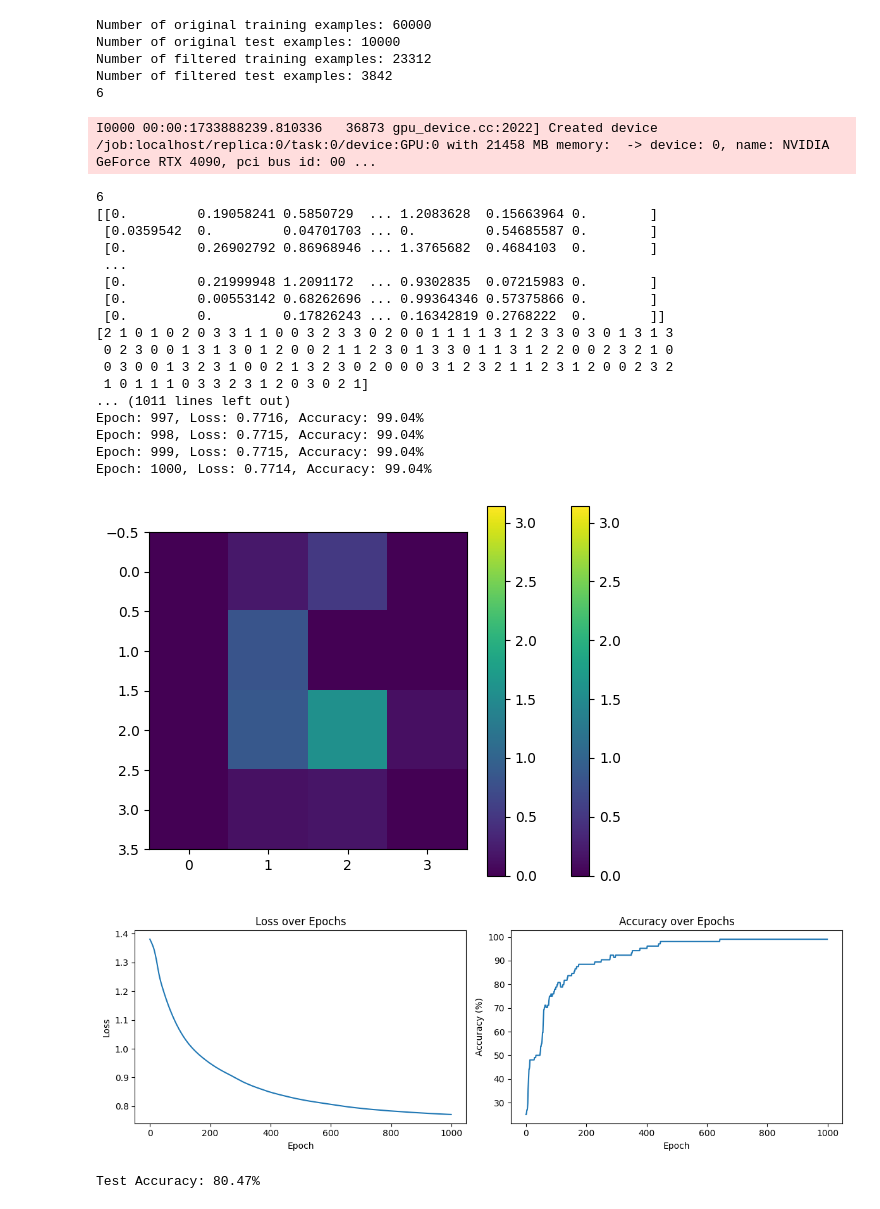
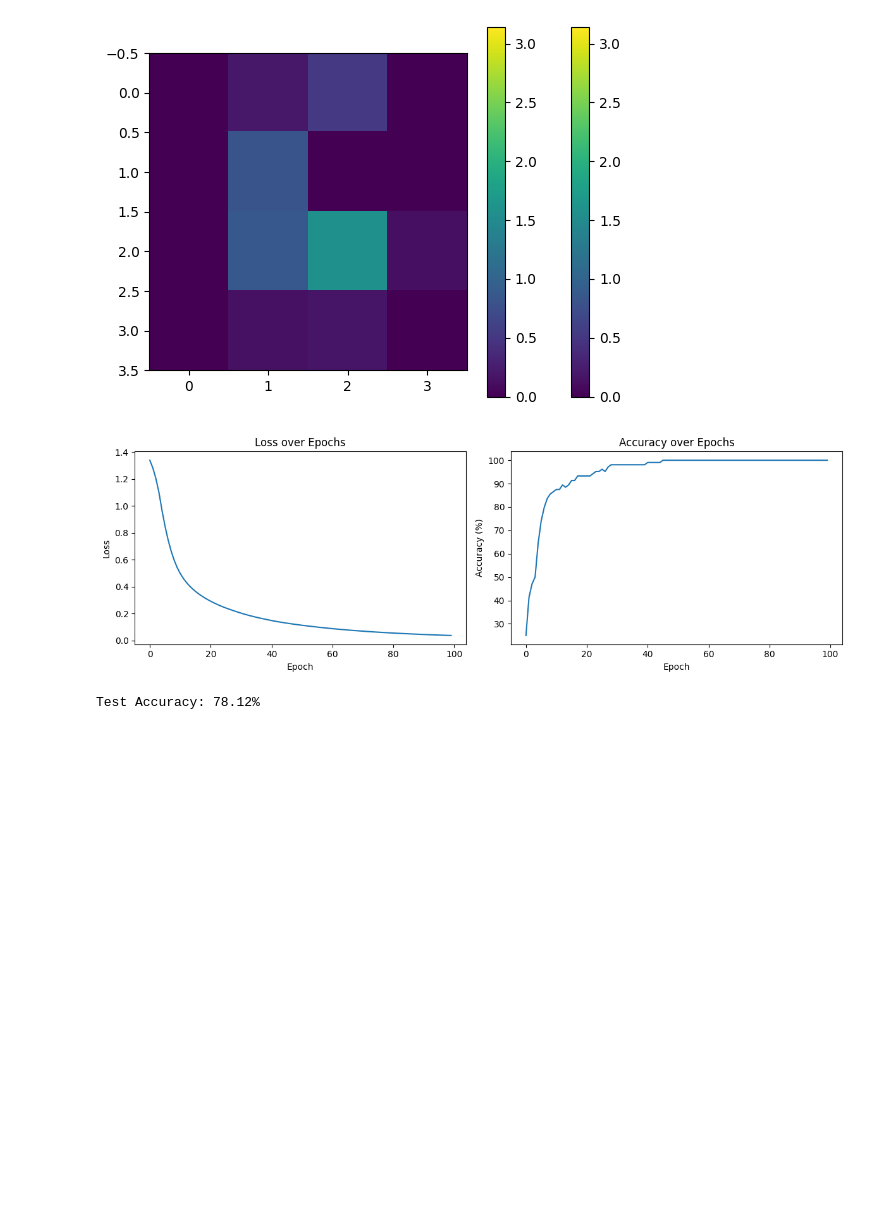
Before and after one commit to hmk55555/QCNN-Research, a Jupyter notebook: GPU/ClassicalTesting/simple_cnn_model128.ipynb, the cells around one changed output. Saved outputs shown, nothing was run; the diff lists cells and outputs as text; code cells hidden in the pictures; blank space fills up the shorter version.

```diff
--- a/GPU/ClassicalTesting/simple_cnn_model128.ipynb
+++ b/GPU/ClassicalTesting/simple_cnn_model128.ipynb
@@ -208,13 +208,11 @@ class SimpleCNN(nn.Module):
         self.conv1 = nn.Conv2d(in_channels=1, out_channels=4, kernel_size=3, padding=1)
         self.pool = nn.MaxPool2d(kernel_size=2, stride=2)
         self.fc1 = nn.Linear(4 * 2 * 2, num_classes)
-        self.softmax = nn.Softmax(dim=1)
 
     def forward(self, x):
         x = self.pool(F.relu(self.conv1(x)))
         x = x.view(-1, 4 * 2 * 2)
         x = self.fc1(x)
-        x = self.softmax(x)
         return x
 
 # Create an instance of the model
@@ -222,14 +220,14 @@ model = SimpleCNN().to("cuda")
 
 # Loss Function and Optimizer
 loss_function = nn.CrossEntropyLoss()
-optimizer = torch.optim.Adam(model.parameters(), lr=0.001)
+optimizer = torch.optim.Adam(model.parameters(), lr=0.01)
 
 # Accuracy Function
-def accuracy(output, Y):
+def accuracy(output, y):
     preds = torch.argmax(output, dim=1)
-    true = torch.argmax(Y, dim=1)
+    true = torch.argmax(y, dim=1)
     correct = (preds == true).sum().item()
-    return (correct / Y.size(0)) * 100
+    return (correct / y.size(0)) * 100
 
 # Training Loop
 def train(model, X, Y, optimizer, loss_function, epochs=100, batch_size=8):
@@ -262,7 +260,7 @@ def train(model, X, Y, optimizer, loss_function, epochs=100, batch_size=8):
     return loss_list, acc_list
 
 # Train the Model
-loss_list, acc_list = train(model, X, Y, optimizer, loss_function, epochs=1000)
+loss_list, acc_list = train(model, X, Y, optimizer, loss_function, epochs=100)
 
 # Plot Loss and Accuracy
 plt.figure(figsize=(12, 4))
@@ -301,29 +310,6 @@ To enable the following instructions: AVX2 FMA, in other operations, rebuild Ten
-Number of original training examples: 60000
-Number of original test examples: 10000
-Number of filtered training examples: 23312
-Number of filtered test examples: 3842
-6
-I0000 00:00:1733888239.810336   36873 gpu_device.cc:2022] Created device /job:localhost/replica:0/task:0/device:GPU:0 with 21458 MB memory:  -> device: 0, name: NVIDIA GeForce RTX 4090, pci bus id: 00 ...
-6
-[[0.         0.19058241 0.5850729  ... 1.2083628  0.15663964 0.        ]
- [0.0359542  0.         0.04701703 ... 0.         0.54685587 0.        ]
- [0.         0.26902792 0.86968946 ... 1.3765682  0.4684103  0.        ]
- ...
- [0.         0.21999948 1.2091172  ... 0.9302835  0.07215983 0.        ]
- [0.         0.00553142 0.68262696 ... 0.99364346 0.57375866 0.        ]
- [0.         0.         0.17826243 ... 0.16342819 0.2768222  0.        ]]
-[2 1 0 1 0 2 0 3 3 1 1 0 0 3 2 3 3 0 2 0 0 1 1 1 1 3 1 2 3 3 0 3 0 1 3 1 3
- 0 2 3 0 0 1 3 1 3 0 1 2 0 0 2 1 1 2 3 0 1 3 3 0 1 1 3 1 2 2 0 0 2 3 2 1 0
- 0 3 0 0 1 3 2 3 1 0 0 2 1 3 2 3 0 2 0 0 0 3 1 2 3 2 1 1 2 3 1 2 0 0 2 3 2
- 1 0 1 1 1 0 3 3 2 3 1 2 0 3 0 2 1]
-... (1011 lines left out)
-Epoch: 997, Loss: 0.7716, Accuracy: 99.04%
-Epoch: 998, Loss: 0.7715, Accuracy: 99.04%
-Epoch: 999, Loss: 0.7715, Accuracy: 99.04%
-Epoch: 1000, Loss: 0.7714, Accuracy: 99.04%
 [figure]
-[figure, old version]
+[figure, new version]
-Test Accuracy: 80.47%
+Test Accuracy: 78.12%
 # %%
 # %%
 def translate(array):
```
Also changed, not shown: parts of 2 cells of this notebook, 8 other files.
